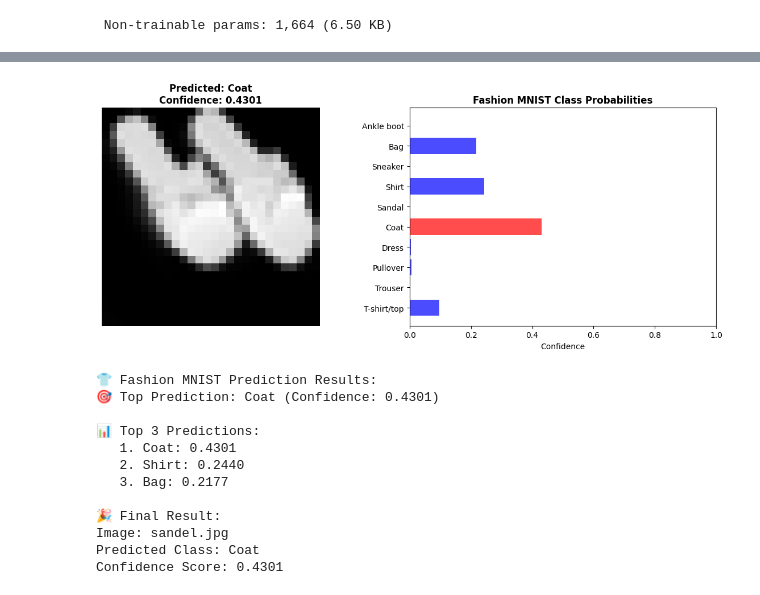
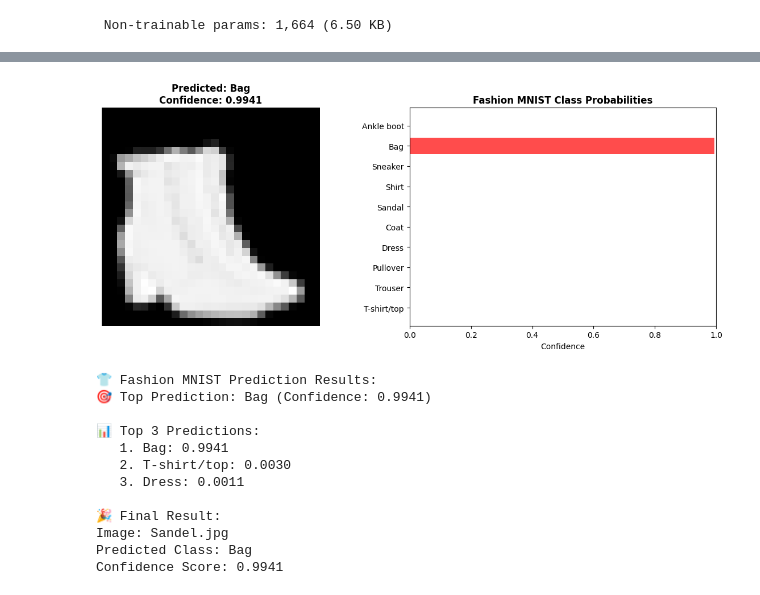
Before and after one commit to Ashmitha274/AI_Bootcamp_tasks, a Jupyter notebook: Day1/fashionMNIST.ipynb, the cells around one changed output, grey strips where cells are left out. Cells and saved outputs as stored; diff of their text form; code cells hidden in the pictures.

```diff
--- a/Day1/fashionMNIST.ipynb
+++ b/Day1/fashionMNIST.ipynb
@@ -204,24 +204,24 @@ def predict_fashion_image(image_path, model):
 
     return fashion_mnist_classes[predicted_class], confidence
 # %%
-image_path = "sandel.jpg"
+image_path = "Sandel.jpg"
 predicted_class, confidence = predict_fashion_image(image_path, fashion_cnn_model)
 
 print(f"\n🎉 Final Result:")
 print(f"Image: {image_path}")
 print(f"Predicted Class: {predicted_class}")
 print(f"Confidence Score: {confidence:.4f}")
 # %% [output]
-[figure, old version]
+[figure, new version]
 👕 Fashion MNIST Prediction Results:
-🎯 Top Prediction: Coat (Confidence: 0.4301)
+🎯 Top Prediction: Bag (Confidence: 0.9941)
 
 📊 Top 3 Predictions:
-   1. Coat: 0.4301
-   2. Shirt: 0.2440
-   3. Bag: 0.2177
+   1. Bag: 0.9941
+   2. T-shirt/top: 0.0030
+   3. Dress: 0.0011
 
 🎉 Final Result:
-Image: sandel.jpg
-Predicted Class: Coat
-Confidence Score: 0.4301
+Image: Sandel.jpg
+Predicted Class: Bag
+Confidence Score: 0.9941
```
Also changed, not shown: parts of 1 cell of this notebook, 9 other files.
